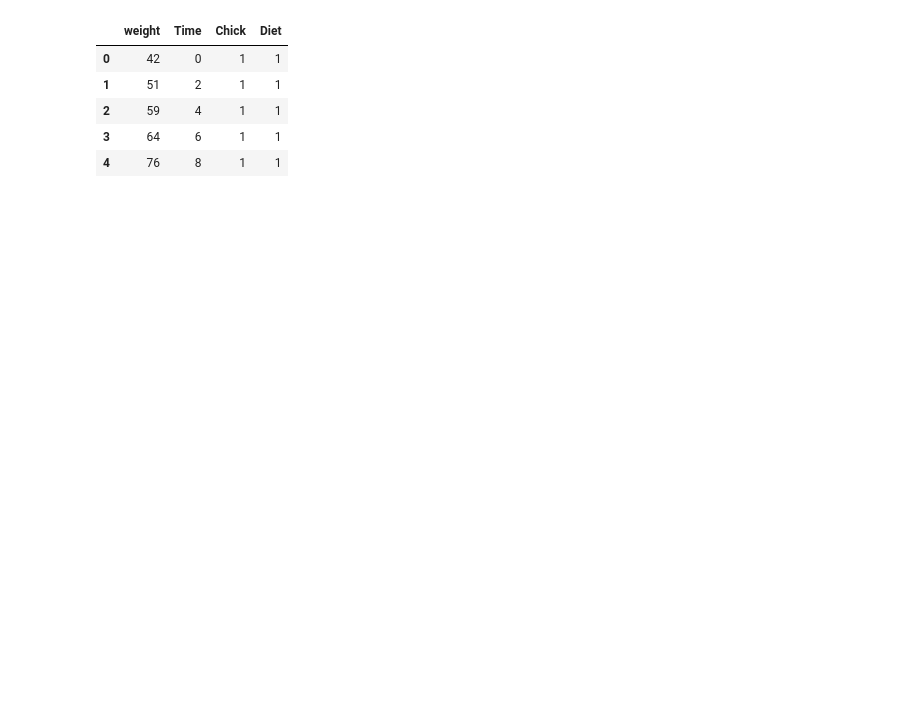
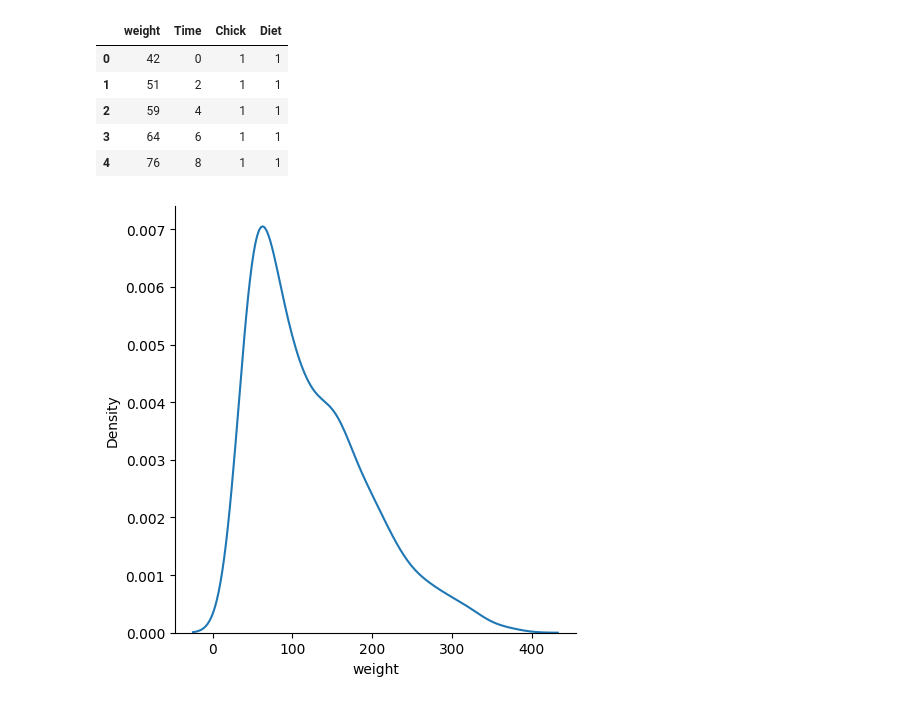
Before and after one commit to MichaelSzczepaniak/DataCamp, a Jupyter notebook: Tracks/Associate Data Scientist/30 Experimental Design in Python/ExperimentalDesignPython.ipynb, the cells around one changed output. Cells and saved outputs as stored; diff of their text form; code cells hidden in the pictures; blank space fills up the shorter version.

Commit message:
finish visualizing normality section, start section on factorial vs randomized block designs

```diff
--- a/Tracks/Associate Data Scientist/30 Experimental Design in Python/ExperimentalDesignPython.ipynb
+++ b/Tracks/Associate Data Scientist/30 Experimental Design in Python/ExperimentalDesignPython.ipynb
@@ -176,3 +176,12 @@ chicken_data.head()
 | 2 | 59 | 4 | 1 | 1 |
 | 3 | 64 | 6 | 1 | 1 |
 | 4 | 76 | 8 | 1 | 1 |
+# %%
+import matplotlib.pyplot as plt
+import seaborn as sns
+
+# Plot the distribution of the chickens' weight
+sns.displot(data=chicken_data, x='weight', kind="kde")
+plt.show()
+# %% [output]
+[figure, added]
```
Also changed, not shown: parts of 12 cells of this notebook.
